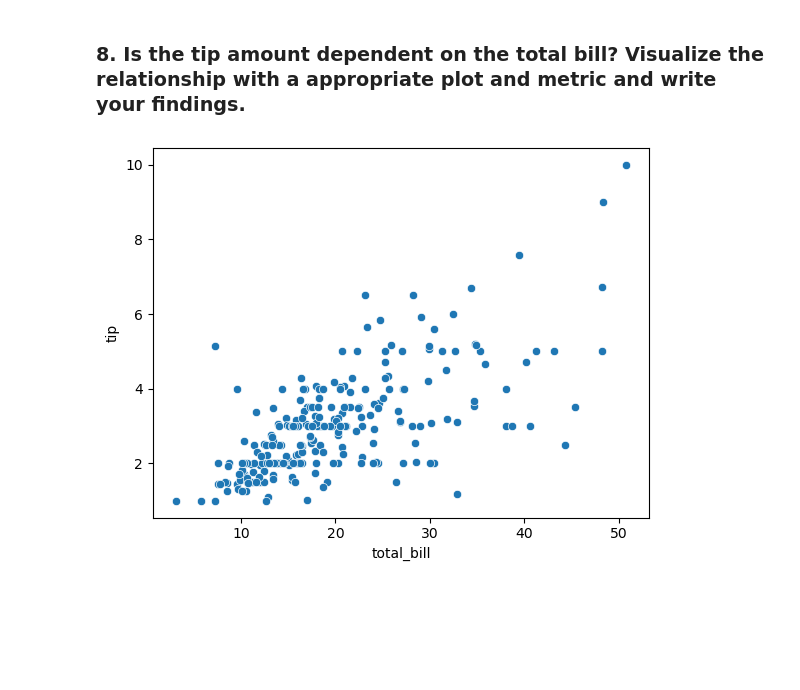
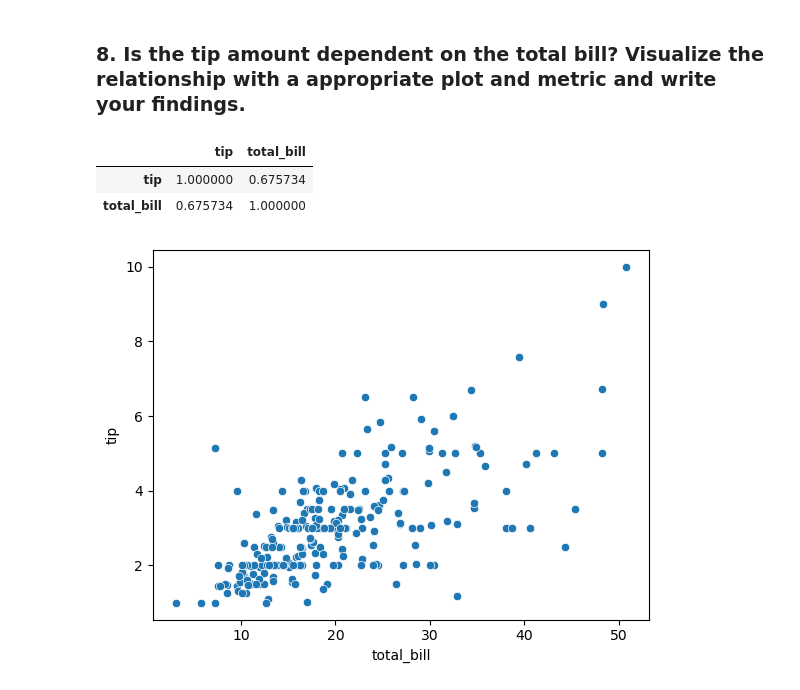
Before and after one commit to MSAditya-GL/Aditya-M-S_Lab2_Python-for-DS, a Jupyter notebook: Lab 2 - Problem Statement (Python for DS).ipynb, the cells around one changed output. Drawn from its saved outputs; the diff is of its cells as text; code cells hidden in the pictures; blank space fills up the shorter version.

```diff
--- a/Lab 2 - Problem Statement (Python for DS).ipynb
+++ b/Lab 2 - Problem Statement (Python for DS).ipynb
@@ -138,6 +142,12 @@ plt.show()
 [figure]
 # %% [markdown]
 ### 8. Is the tip amount dependent on the total bill? Visualize the relationship with a appropriate plot and metric and write your findings.
+# %%
+df[['tip','total_bill']].corr()
+# %% [output]
+|  | tip | total_bill |
+| tip | 1.000000 | 0.675734 |
+| total_bill | 0.675734 | 1.000000 |
 # %%
 sns.scatterplot(x='total_bill', y='tip', data=df)
 plt.show()
```
Also changed, not shown: parts of 8 cells of this notebook, 1 other file.
